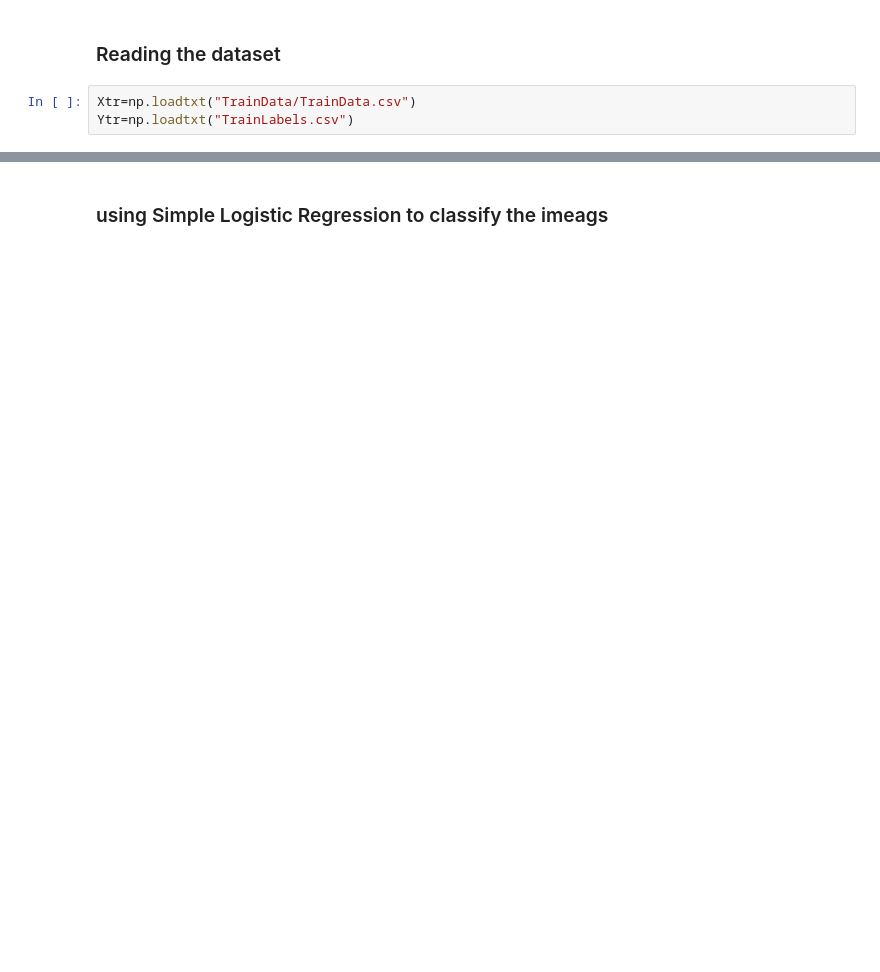
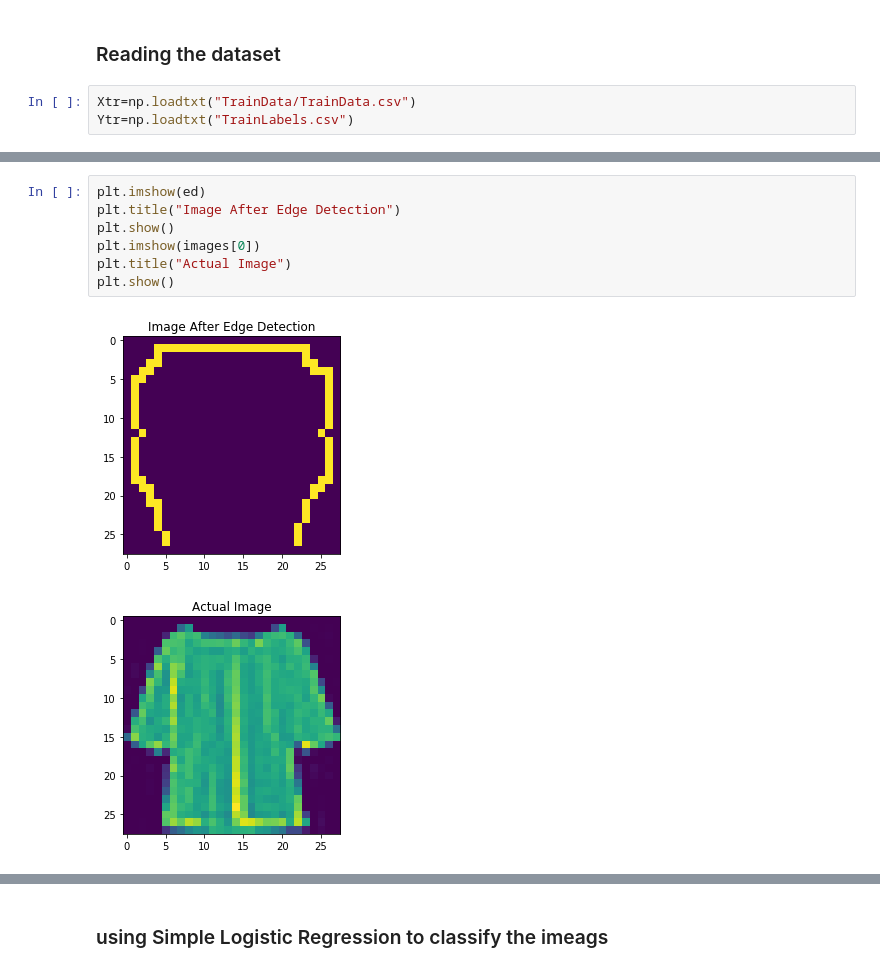
Before and after one commit to kkaran0908/MNIST-Fashion-Classification, a Jupyter notebook: Assignment.ipynb, the cells around one changed output, grey strips where cells are left out. Cells and saved outputs as stored; diff of their text form; blank space fills up the shorter version.

```diff
--- a/Assignment.ipynb
+++ b/Assignment.ipynb
@@ -12,0 +35,10 @@ Ytr=np.loadtxt("TrainLabels.csv")
+# %%
+plt.imshow(ed)
+plt.title("Image After Edge Detection")
+plt.show()
+plt.imshow(images[0])
+plt.title("Actual Image")
+plt.show()
+# %% [output]
+[figure, added]
+[figure, added]
```
Also changed, not shown: parts of 50 cells of this notebook.
